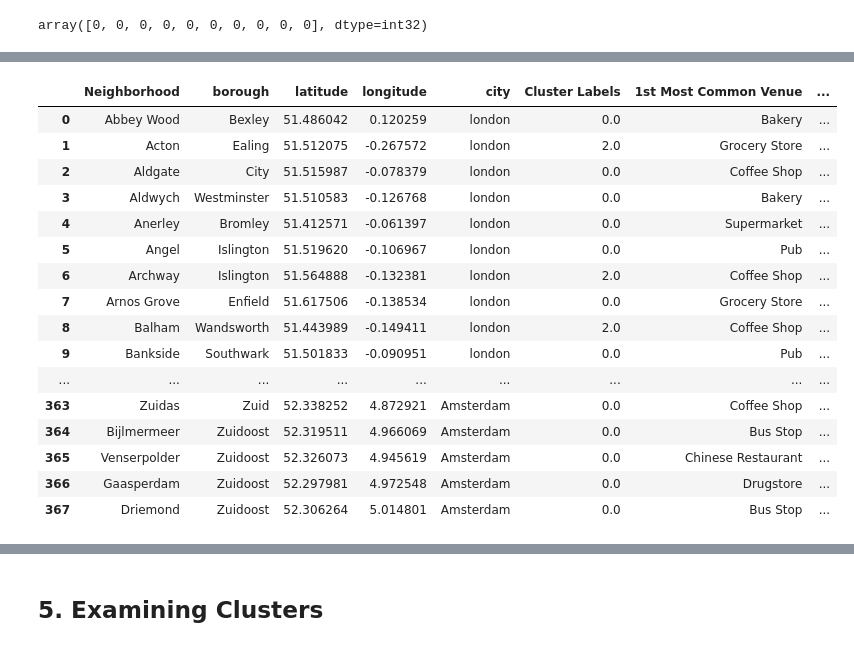
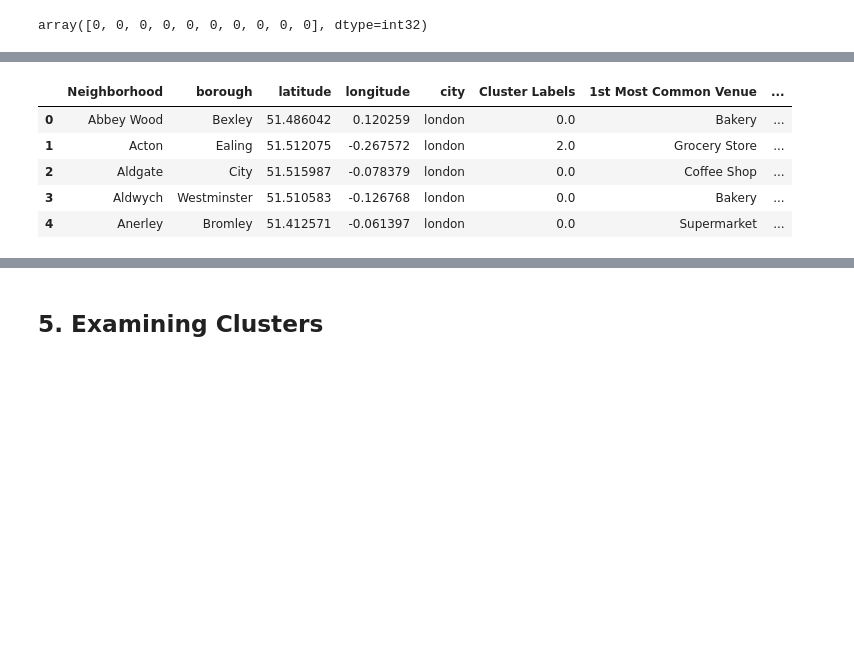
Before and after one commit to thelouwdown/Coursera_Capstone, a Jupyter notebook: IBM Capstone: Week 5.ipynb, the cells around one changed output, grey strips where cells are left out. Saved outputs shown, nothing was run; the diff lists cells and outputs as text; code cells hidden in the pictures; blank space fills up the shorter version.

```diff
--- a/IBM Capstone: Week 5.ipynb
+++ b/IBM Capstone: Week 5.ipynb
@@ -905,28 +884,17 @@ df_am_lon.columns
 # %%
 am_lon_merged = df_am_lon
 
 # merge am_lon with am_lon_merged to add latitude/longitude for each neighborhood
 am_lon_merged = am_lon_merged.join(neighborhoods_venues_sorted.set_index('Neighborhood'), on='Neighborhood')
 
-am_lon_merged
+am_lon_merged.head()
 # %% [output]
 |  | Neighborhood | borough | latitude | longitude | city | Cluster Labels | 1st Most Common Venue | ... |
 | 0 | Abbey Wood | Bexley | 51.486042 | 0.120259 | london | 0.0 | Bakery | ... |
 | 1 | Acton | Ealing | 51.512075 | -0.267572 | london | 2.0 | Grocery Store | ... |
 | 2 | Aldgate | City | 51.515987 | -0.078379 | london | 0.0 | Coffee Shop | ... |
 | 3 | Aldwych | Westminster | 51.510583 | -0.126768 | london | 0.0 | Bakery | ... |
 | 4 | Anerley | Bromley | 51.412571 | -0.061397 | london | 0.0 | Supermarket | ... |
-| 5 | Angel | Islington | 51.519620 | -0.106967 | london | 0.0 | Pub | ... |
-| 6 | Archway | Islington | 51.564888 | -0.132381 | london | 2.0 | Coffee Shop | ... |
-| 7 | Arnos Grove | Enfield | 51.617506 | -0.138534 | london | 0.0 | Grocery Store | ... |
-| 8 | Balham | Wandsworth | 51.443989 | -0.149411 | london | 2.0 | Coffee Shop | ... |
-| 9 | Bankside | Southwark | 51.501833 | -0.090951 | london | 0.0 | Pub | ... |
-| ... | ... | ... | ... | ... | ... | ... | ... | ... |
-| 363 | Zuidas | Zuid | 52.338252 | 4.872921 | Amsterdam | 0.0 | Coffee Shop | ... |
-| 364 | Bijlmermeer | Zuidoost | 52.319511 | 4.966069 | Amsterdam | 0.0 | Bus Stop | ... |
-| 365 | Venserpolder | Zuidoost | 52.326073 | 4.945619 | Amsterdam | 0.0 | Chinese Restaurant | ... |
-| 366 | Gaasperdam | Zuidoost | 52.297981 | 4.972548 | Amsterdam | 0.0 | Drugstore | ... |
-| 367 | Driemond | Zuidoost | 52.306264 | 5.014801 | Amsterdam | 0.0 | Bus Stop | ... |
 # %%
 am_lon_merged.dropna(inplace = True)
 # %%
```
Also changed, not shown: parts of 13 cells of this notebook.
